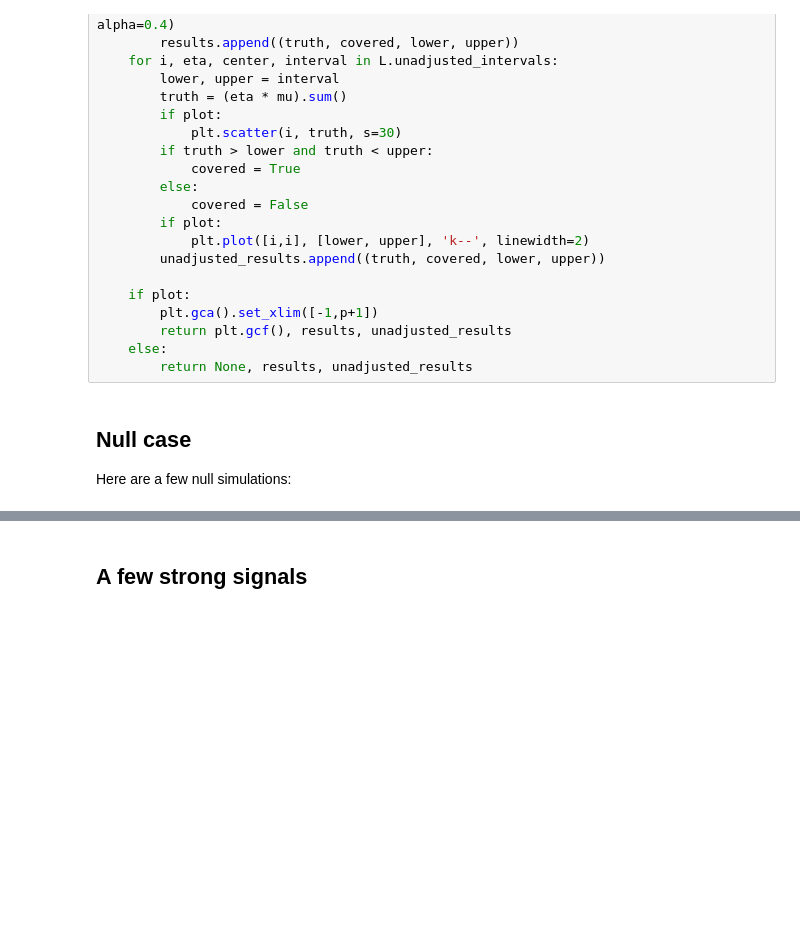
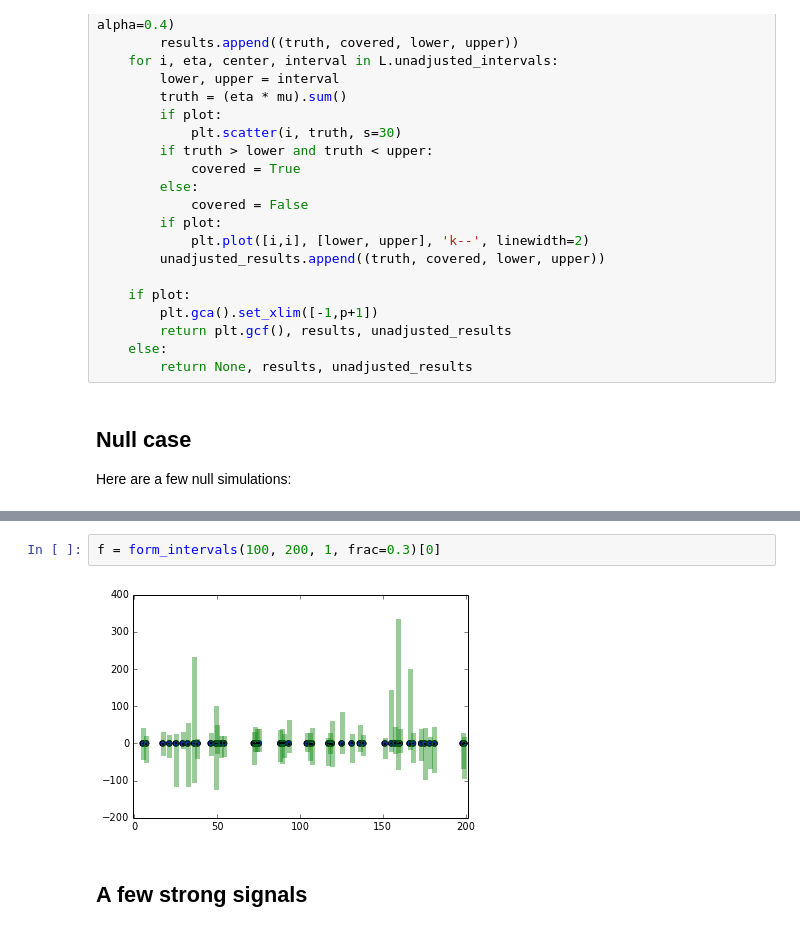
Before and after one commit to selective-inference/Python-software, a Jupyter notebook: notebooks/lasso.ipynb, the cells around one changed output, grey strips where cells are left out. Drawn from its saved outputs; the diff is of its cells as text; blank space fills up the shorter version.

```diff
--- a/notebooks/lasso.ipynb
+++ b/notebooks/lasso.ipynb
@@ -76,3 +78,7 @@ f = form_intervals(100, 50, 1, frac=0.3)[0]
+# %%
+f = form_intervals(100, 200, 1, frac=0.3)[0]
+# %% [output]
+[figure, added]
 # %% [markdown]
 ## A few strong signals
 # %% [markdown]
```
Also changed, not shown: parts of 9 cells of this notebook, 1 other file.
